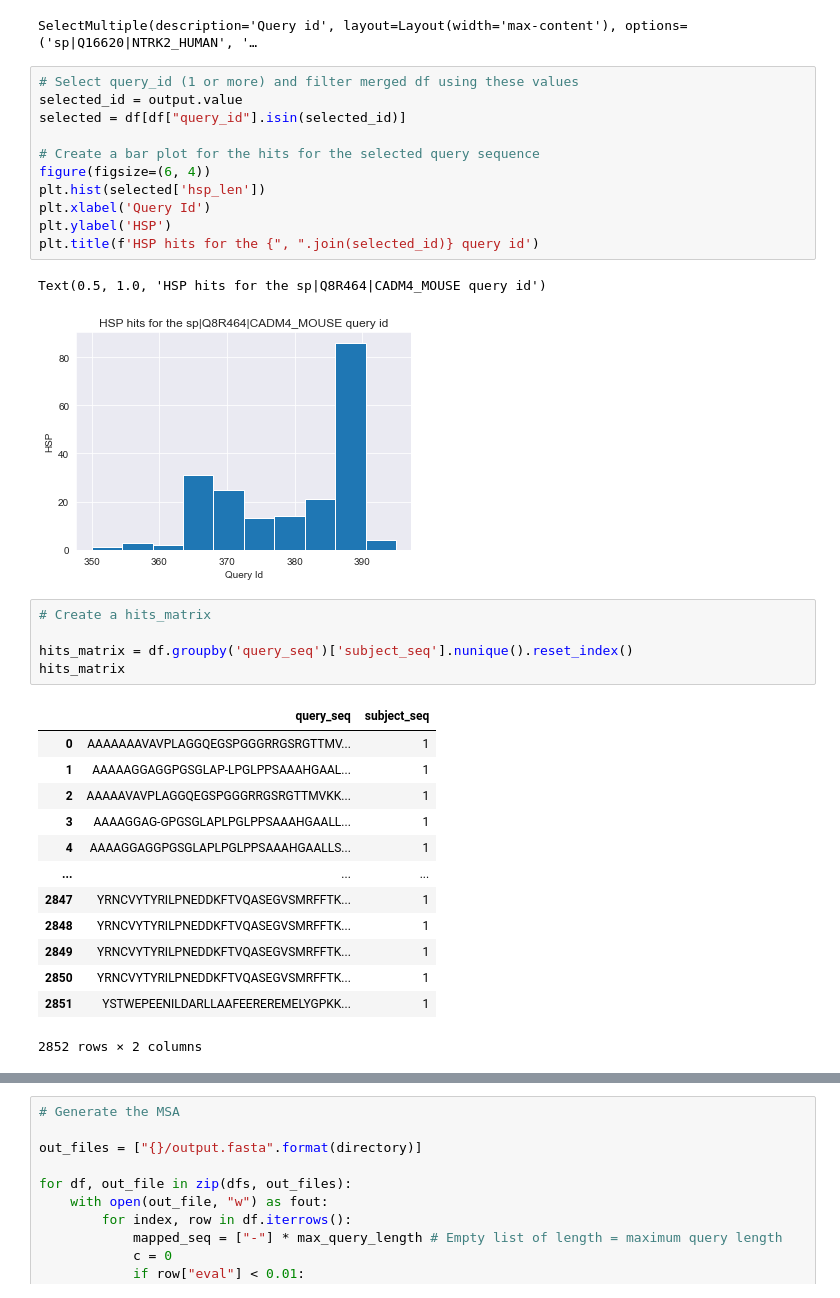
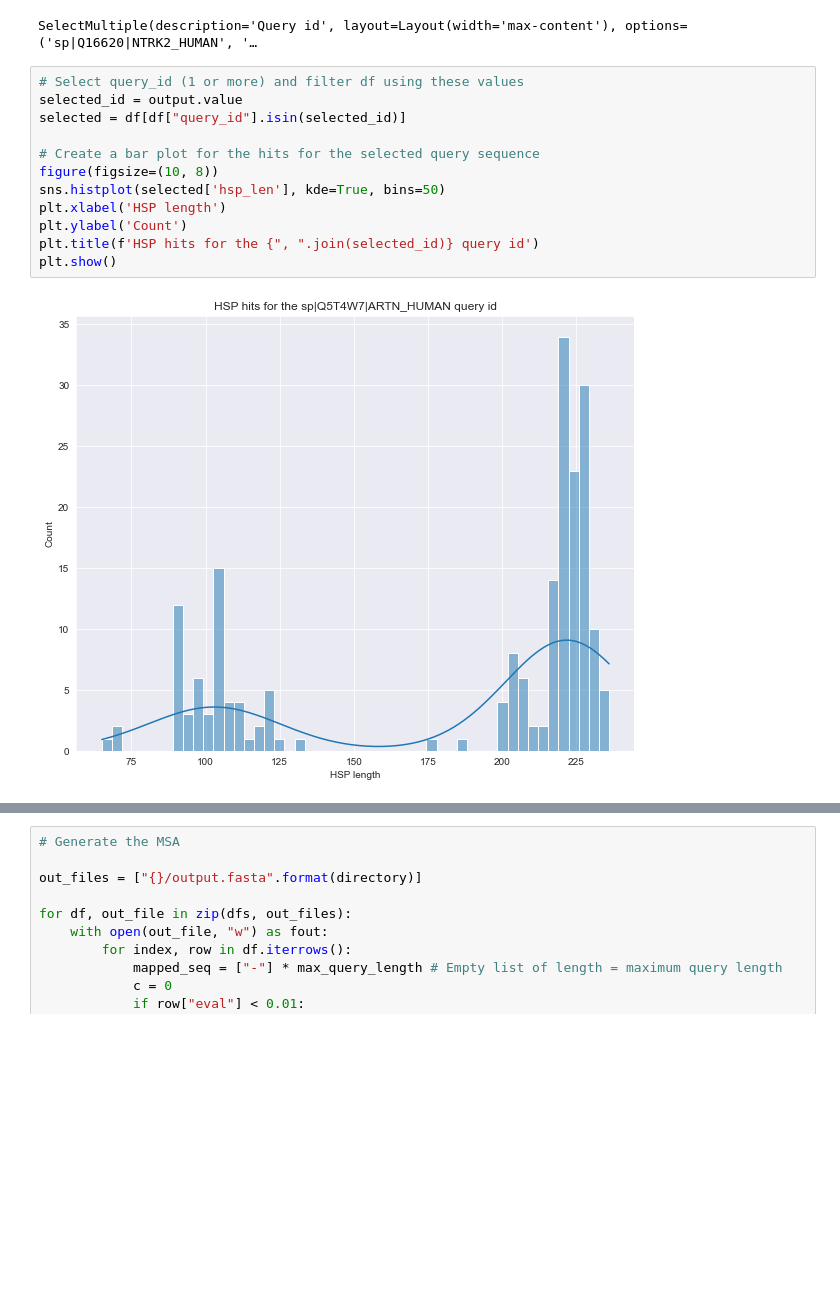
Before and after one commit to AlyaHarvelle/HMMER, a Jupyter notebook: MSA_1204.ipynb, the cells around one changed output, grey strips where cells are left out. Saved outputs shown, nothing was run; the diff lists cells and outputs as text; blank space fills up the shorter version.

```diff
--- a/MSA_1204.ipynb
+++ b/MSA_1204.ipynb
@@ -150,35 +153,16 @@ display(output)
 # %% [output]
 SelectMultiple(description='Query id', layout=Layout(width='max-content'), options=('sp|Q16620|NTRK2_HUMAN', '…
 # %%
-# Select query_id (1 or more) and filter merged df using these values
+# Select query_id (1 or more) and filter df using these values
 selected_id = output.value
 selected = df[df["query_id"].isin(selected_id)]
 
 # Create a bar plot for the hits for the selected query sequence
-figure(figsize=(6, 4))
-plt.hist(selected['hsp_len'])
-plt.xlabel('Query Id')
-plt.ylabel('HSP')
+figure(figsize=(10, 8))
+sns.histplot(selected['hsp_len'], kde=True, bins=50)
+plt.xlabel('HSP length')
+plt.ylabel('Count')
 plt.title(f'HSP hits for the {", ".join(selected_id)} query id')
+plt.show()
 # %% [output]
-Text(0.5, 1.0, 'HSP hits for the sp|Q8R464|CADM4_MOUSE query id')
-[figure, old version]
+[figure, new version]
-# %%
-# Create a hits_matrix
-
-hits_matrix = df.groupby('query_seq')['subject_seq'].nunique().reset_index()
-hits_matrix
-# %% [output]
-|  | query_seq | subject_seq |
-| 0 | AAAAAAAVAVPLAGGQEGSPGGGRRGSRGTTMV... | 1 |
-| 1 | AAAAAGGAGGPGSGLAP-LPGLPPSAAAHGAAL... | 1 |
-| 2 | AAAAAVAVPLAGGQEGSPGGGRRGSRGTTMVKK... | 1 |
-| 3 | AAAAGGAG-GPGSGLAPLPGLPPSAAAHGAALL... | 1 |
-| 4 | AAAAGGAGGPGSGLAPLPGLPPSAAAHGAALLS... | 1 |
-| ... | ... | ... |
-| 2847 | YRNCVYTYRILPNEDDKFTVQASEGVSMRFFTK... | 1 |
-| 2848 | YRNCVYTYRILPNEDDKFTVQASEGVSMRFFTK... | 1 |
-| 2849 | YRNCVYTYRILPNEDDKFTVQASEGVSMRFFTK... | 1 |
-| 2850 | YRNCVYTYRILPNEDDKFTVQASEGVSMRFFTK... | 1 |
-| 2851 | YSTWEPEENILDARLLAAFEEREREMELYGPKK... | 1 |
-2852 rows × 2 columns
```
Also changed, not shown: parts of 9 cells of this notebook, 1 other file.
